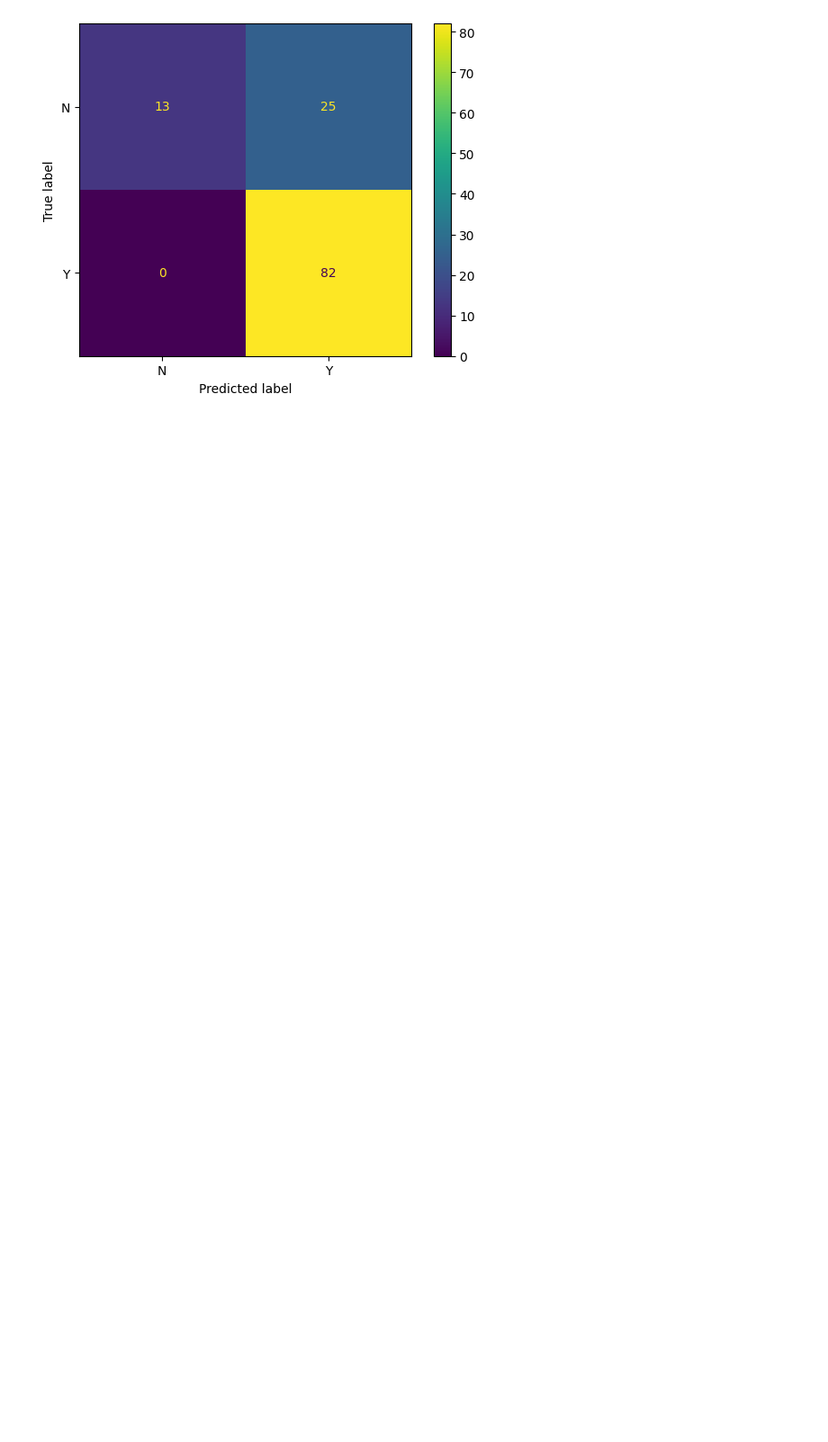
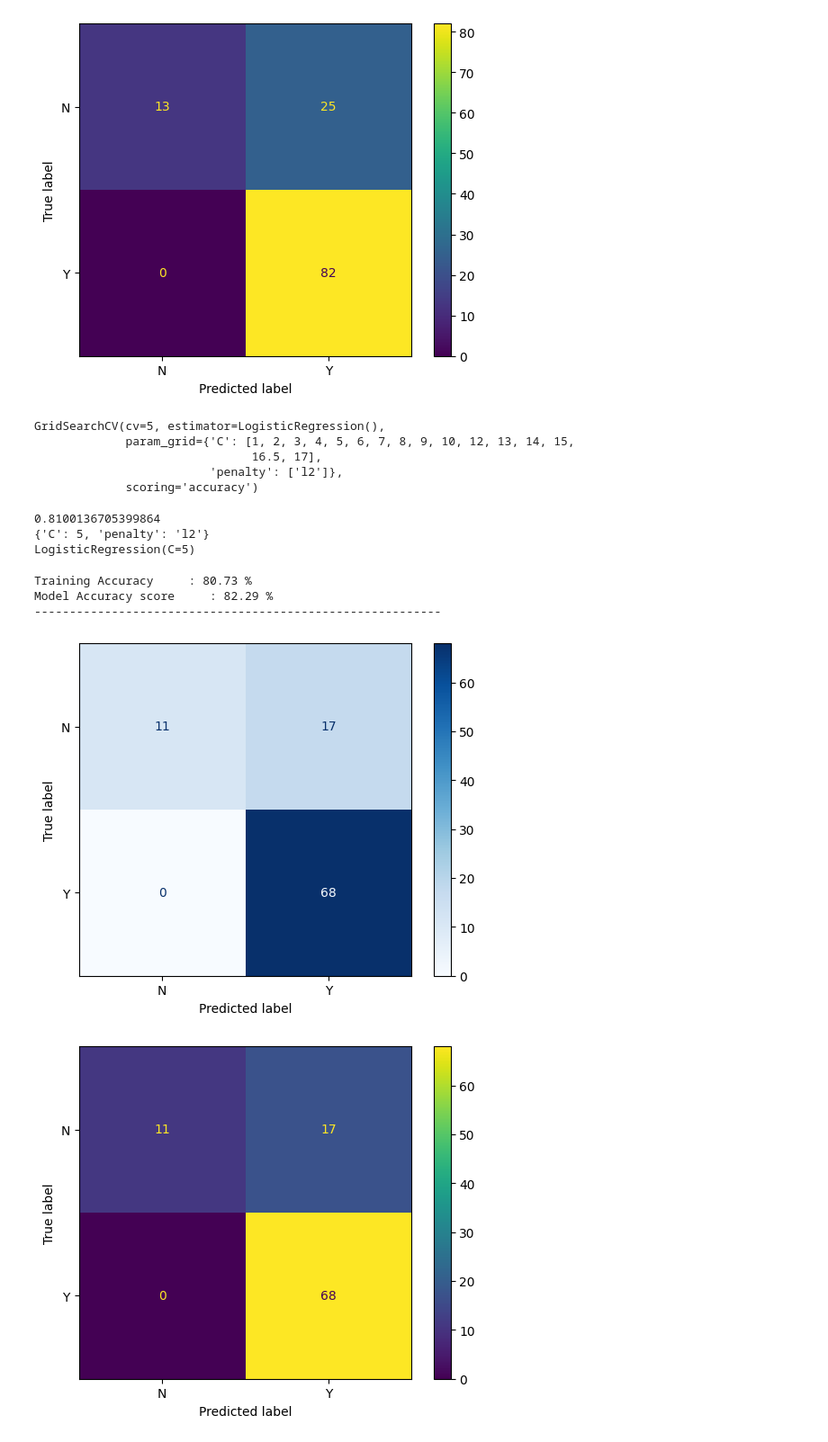
Before and after one commit to Poincare008/Projet_Final3, a Jupyter notebook: Projet_Final3.ipynb, the cells around one changed output. Shown at 90% size. Cells and saved outputs as stored; diff of their text form; code cells hidden in the pictures; blank space fills up the shorter version.

```diff
--- a/Projet_Final3.ipynb
+++ b/Projet_Final3.ipynb
@@ -259,6 +262,53 @@ Model Accuracy score     : 79.17 %
 [figure]
 # %%
 C_vals = [1,2,3,4,5,6,7,8,9,10,12,13,14,15,16.5,17]
-penalties = ['12']
+penalties = ['l2']
 
 param = {'penalty': penalties, 'C' : C_vals}
+
+logreg = LogisticRegression()
+
+grid_log = GridSearchCV(estimator=LogisticRegression(),param_grid=param,scoring='accuracy',cv=5)
+
+
+
+grid_log.fit(X_train_full,Y_train)
+# %% [output]
+GridSearchCV(cv=5, estimator=LogisticRegression(),
+             param_grid={'C': [1, 2, 3, 4, 5, 6, 7, 8, 9, 10, 12, 13, 14, 15,
+                               16.5, 17],
+                         'penalty': ['l2']},
+             scoring='accuracy')
+# %%
+print(grid_log.best_score_)
+print(grid_log.best_params_)
+print(grid_log.best_estimator_)
+# %% [output]
+0.8100136705399864
+{'C': 5, 'penalty': 'l2'}
+LogisticRegression(C=5)
+# %%
+logreg_grid = grid_log.best_estimator_
+
+
+log_train_grid = round(logreg_grid.score(X_train_full,Y_train)*100,2)
+log_accuracy_grid = round(logreg_grid.score(X_test_full,Y_test)*100,2)
+
+
+print("Training Accuracy     :",log_train_grid ,"%")
+print("Model Accuracy score     :",log_accuracy_grid ,"%")
+
+print("\033[1m----------------------------------------------------------\033[0m")
+#confusion_matrix(logreg,X_test_full,Y_test);
+#plt.title('confusion_matrix');
+
+y_pred = grid_log.predict(X_test_full)
+disp = ConfusionMatrixDisplay.from_predictions(Y_test, y_pred, cmap="Blues")
+disp.plot()
+plt.show()
+# %% [output]
+Training Accuracy     : 80.73 %
+Model Accuracy score     : 82.29 %
+----------------------------------------------------------
+[figure, added]
+[figure, added]
```
Also changed, not shown: parts of 18 cells of this notebook.
